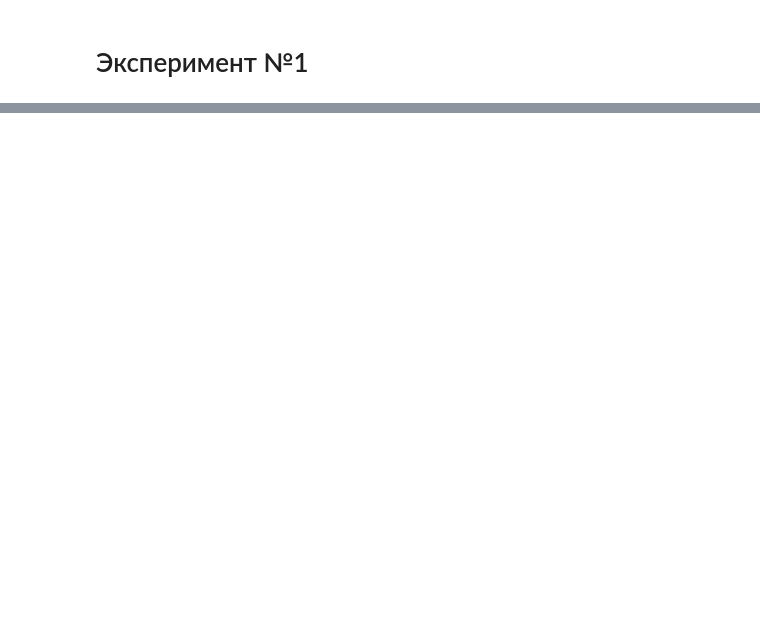
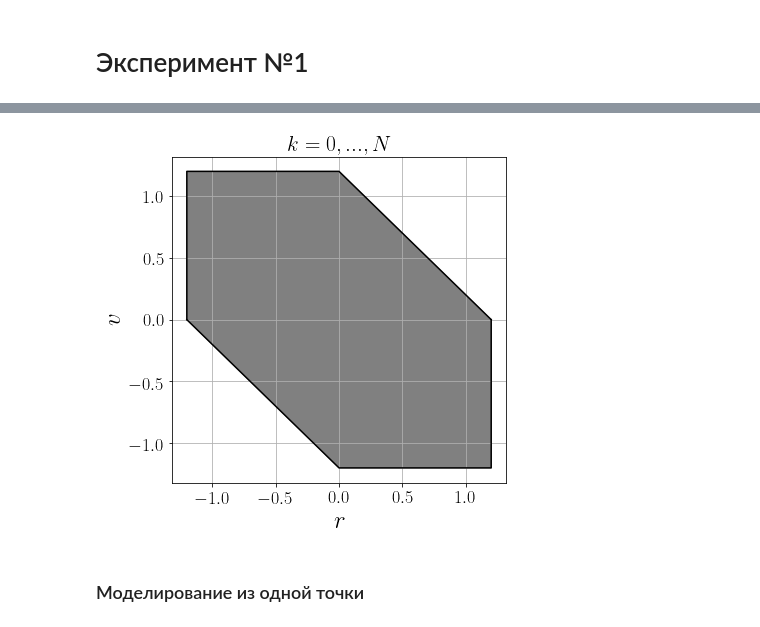
Before and after one commit to tarrapid/mai_update, a Jupyter notebook: notebooks/example_system.ipynb, the cells around one changed output, grey strips where cells are left out. Cells and saved outputs as stored; diff of their text form; code cells hidden in the pictures; blank space fills up the shorter version.

```diff
--- a/notebooks/example_system.ipynb
+++ b/notebooks/example_system.ipynb
@@ -112,0 +87,31 @@ plot_modelling(sys, x_list, u_list, ksi_list)
+# %%
+plt.rcParams['text.usetex'] = True
+plt.rcParams.update({'font.size': 18})
+# %%
+I = lpch.cond_I(6)
+G = np.column_stack([I.A, -I.b])
+hs = HalfspaceIntersection(G, np.array([0., 0.]))
+
+plt.figure(figsize=(6, 6))
+
+l = list(zip(*hs.intersections))
+df_coord = pd.DataFrame({'x': l[0], 'y': l[1]})
+#df_coord = df_coord.sort_values(by=['x', 'y'], ascending=[False, True])
+df_coord = df_coord.sort_values(by=['x', 'y'], ascending=True)
+
+plt.fill(df_coord[df_coord['y'] >= 0]['x'], df_coord[df_coord['y'] >= 0]['y'], color='grey')
+plt.plot(df_coord[df_coord['y'] >= 0]['x'], df_coord[df_coord['y'] >= 0]['y'], color='black')
+
+plt.fill(df_coord[df_coord['y'] <= 0]['x'], df_coord[df_coord['y'] <= 0]['y'], color='grey')
+plt.plot(df_coord[df_coord['y'] <= 0]['x'], df_coord[df_coord['y'] <= 0]['y'], color='black')
+
+plt.xlabel(r'$r$', fontsize=25)
+plt.ylabel(r'$v$', fontsize=25)
+plt.xticks(np.arange(-1, 1.5, 0.5))
+plt.yticks(np.arange(-1, 1.5, 0.5))
+plt.title('$k = 0,...,N$')
+plt.grid()
+# %% [output]
+[figure, added]
+# %% [markdown]
+### Моделирование из одной точки
```
Also changed, not shown: parts of 54 cells of this notebook, 2 other files.
